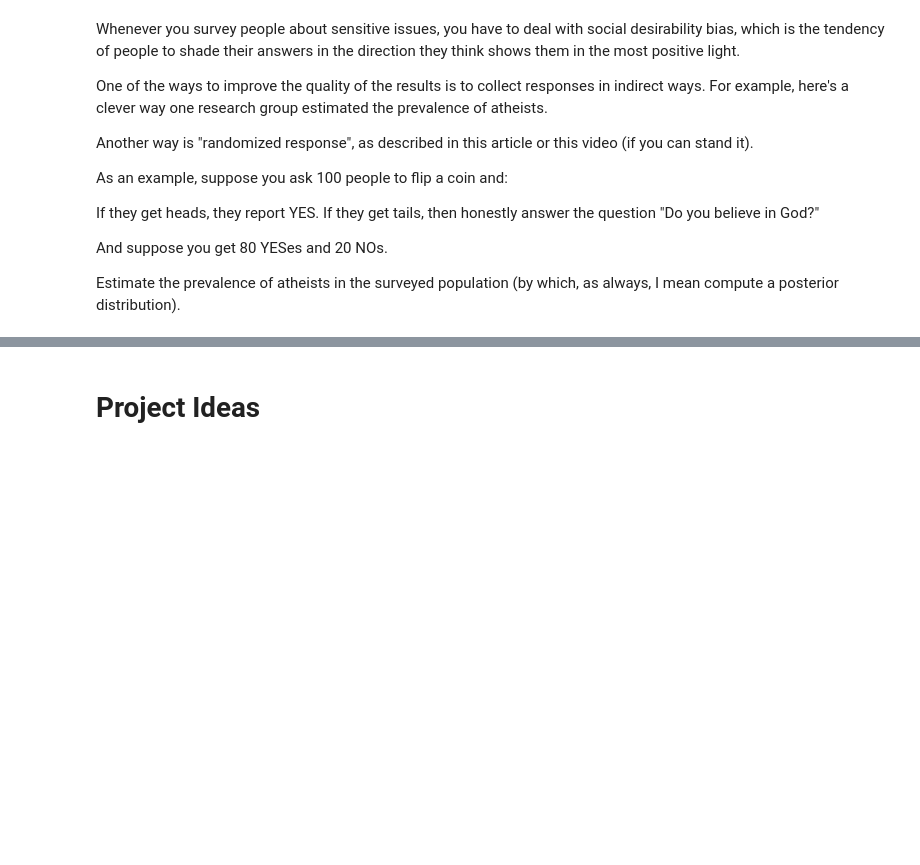
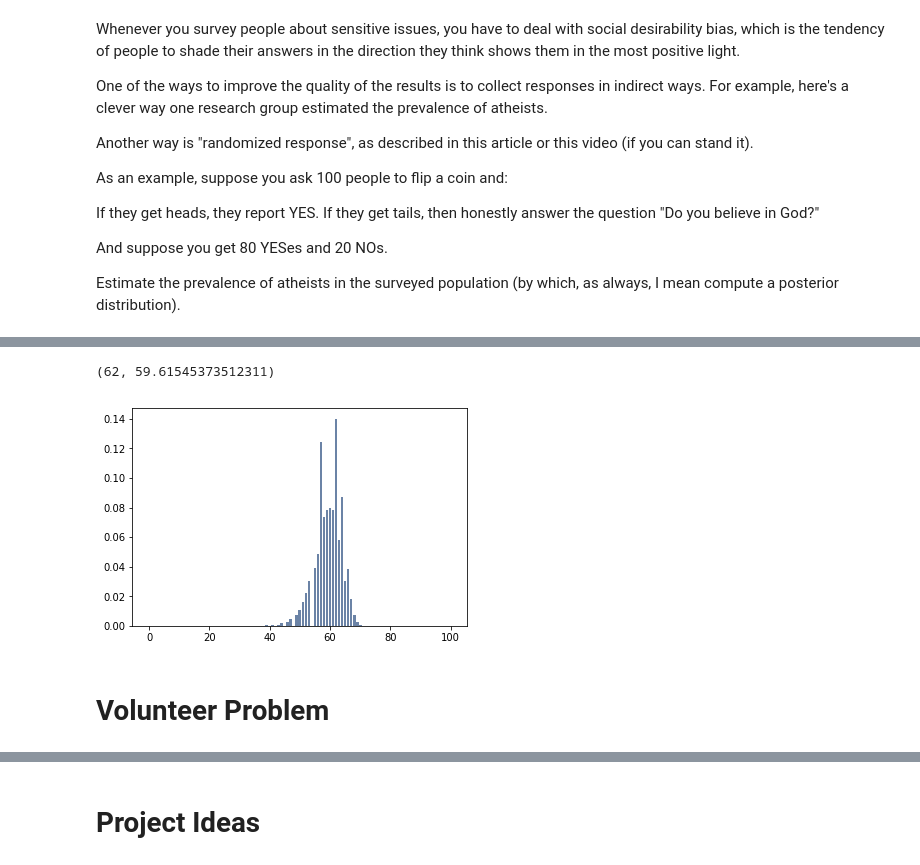
Before and after one commit to CamilleGirard/ThinkBayes2, a Jupyter notebook: examples/Homework 4.ipynb, the cells around one changed output, grey strips where cells are left out. Drawn from its saved outputs; the diff is of its cells as text; code cells hidden in the pictures; blank space fills up the shorter version.

```diff
--- a/examples/Homework 4.ipynb
+++ b/examples/Homework 4.ipynb
@@ -189,0 +225,28 @@ Estimate the prevalence of atheists in the surveyed population (by which, as alw
+# %%
+class trial(Suite):
+    def Likelihood(self, data, hypo):
+        """
+        hypo : who believes in god
+        data : how many said yes
+        """
+        total = 0
+        for num, p in binomial.Items():
+            if data < num:
+                total += 0
+            else:
+                fraction = (data - num) / (100-num)
+                if round(fraction * 100)== hypo:
+                    total += p
+                else:
+                    total += 0
+        return total
+# %%
+people = trial(range(0,101))
+people.Update(80)
+thinkplot.Hist(people)
+people.MAP(), people.Mean()
+# %% [output]
+(62, 59.61545373512311)
+[figure, added]
+# %% [markdown]
+# Volunteer Problem
```
Also changed, not shown: parts of 21 cells of this notebook.
